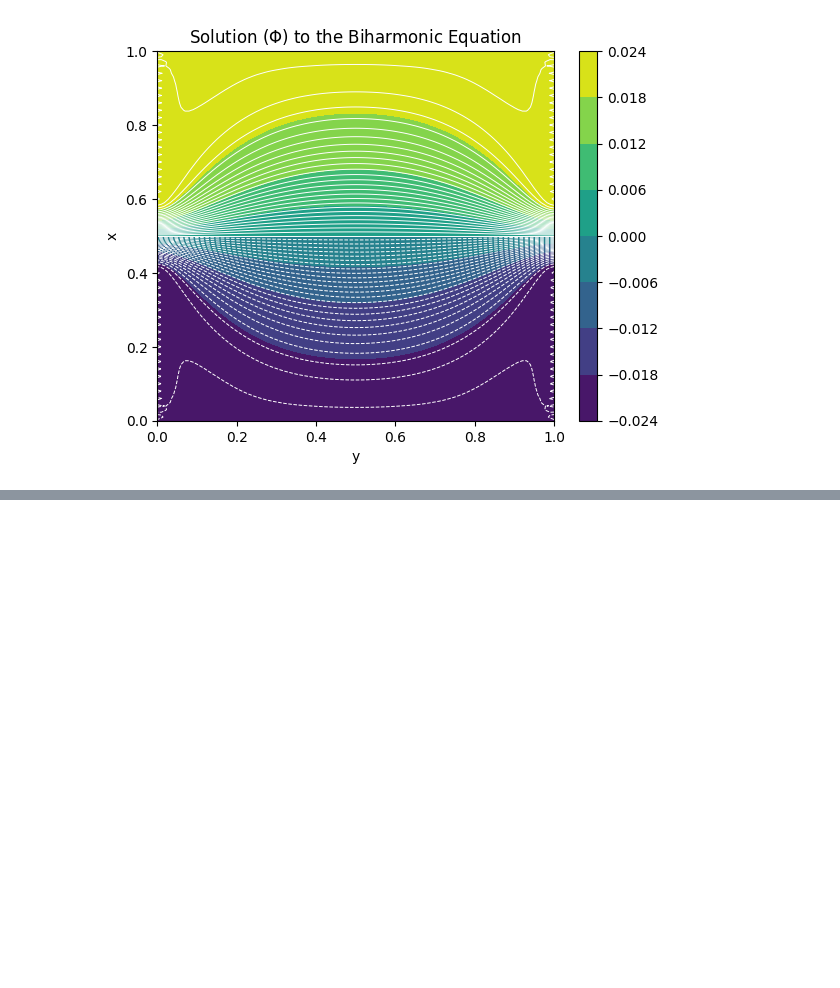
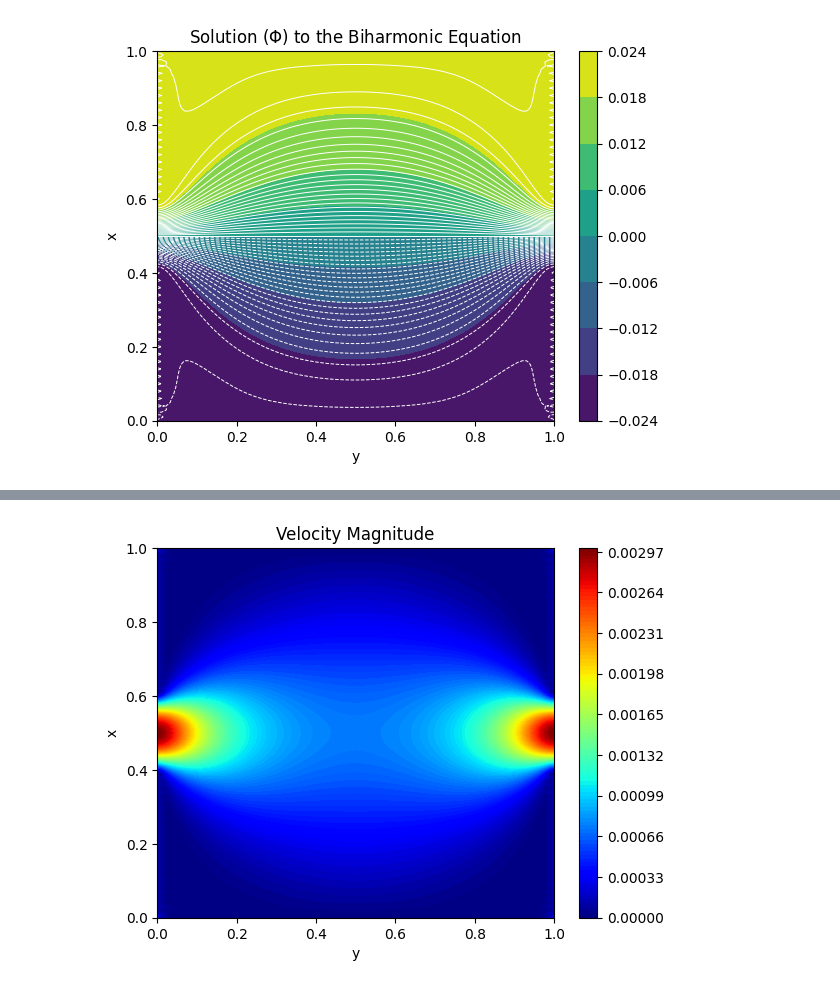
Before and after one commit to ScarlettJJJ/RS_Group1, a Jupyter notebook: Biharmonic Equation new.ipynb, the cells around one changed output, grey strips where cells are left out. Cells and saved outputs as stored; diff of their text form; code cells hidden in the pictures; blank space fills up the shorter version.

```diff
--- a/Biharmonic Equation new.ipynb
+++ b/Biharmonic Equation new.ipynb
@@ -503,0 +551,10 @@ plt.show()
+# %%
+# Plot contours of the velocity magnitude
+plt.contourf(Y, X, velocity_magnitude, cmap=cm.jet, levels=100)
+plt.colorbar()
+plt.title('Velocity Magnitude')
+plt.xlabel('y')
+plt.ylabel('x')
+plt.show()
+# %% [output]
+[figure, added]
```
Also changed, not shown: parts of 2 cells of this notebook.
